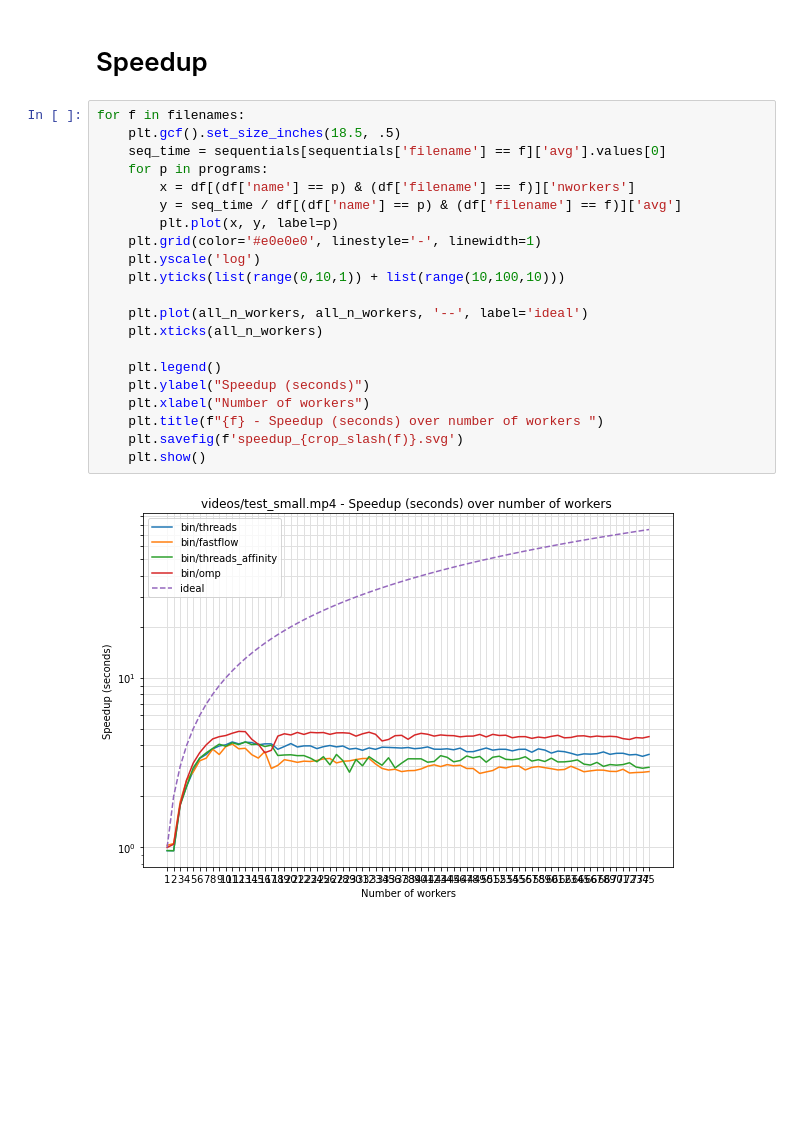
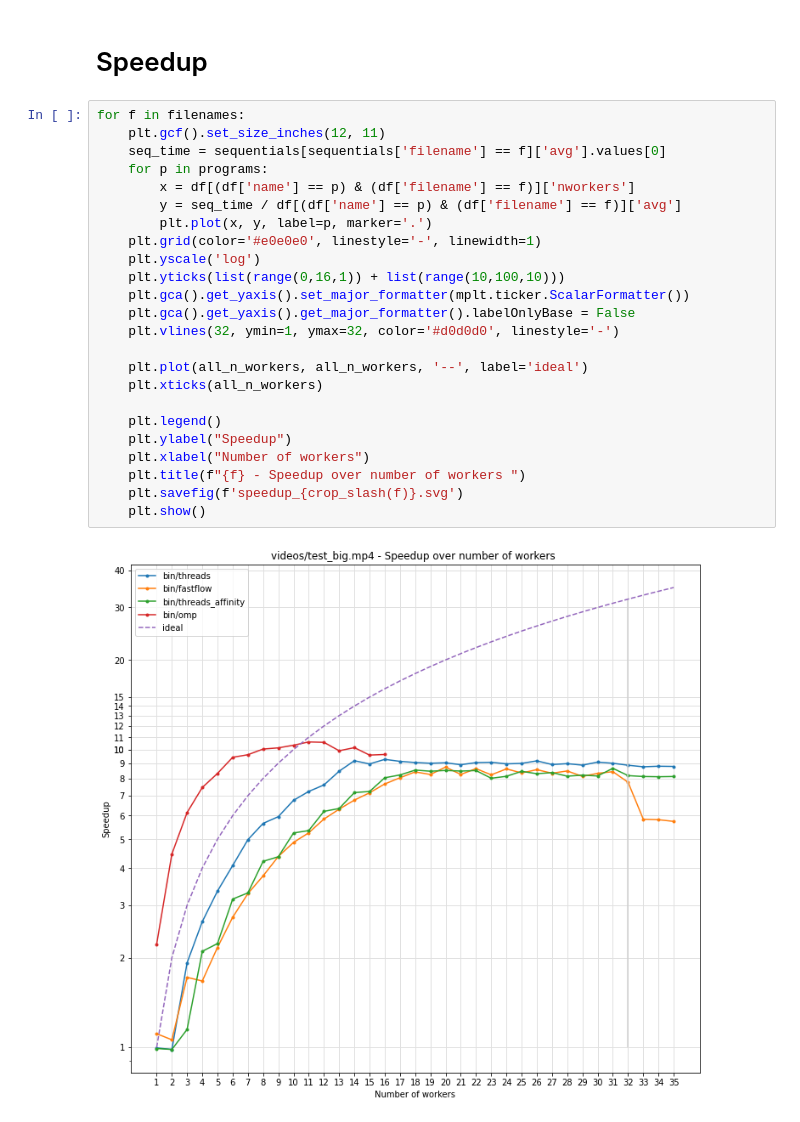
Before and after one commit to iwilare/video-motion-detection, a Jupyter notebook: plot/plot.ipynb, the cells around one changed output. Drawn from its saved outputs; the diff is of its cells as text; blank space fills up the shorter version.

```diff
--- a/plot/plot.ipynb
+++ b/plot/plot.ipynb
@@ -18,24 +19,27 @@ def crop_slash(e): return e.split('/')[1]
 # Speedup
 # %%
 for f in filenames:
-    plt.gcf().set_size_inches(18.5, .5)
+    plt.gcf().set_size_inches(12, 11)
     seq_time = sequentials[sequentials['filename'] == f]['avg'].values[0]
     for p in programs:
         x = df[(df['name'] == p) & (df['filename'] == f)]['nworkers']
         y = seq_time / df[(df['name'] == p) & (df['filename'] == f)]['avg']
-        plt.plot(x, y, label=p)
+        plt.plot(x, y, label=p, marker='.')
     plt.grid(color='#e0e0e0', linestyle='-', linewidth=1)
     plt.yscale('log')
-    plt.yticks(list(range(0,10,1)) + list(range(10,100,10)))
+    plt.yticks(list(range(0,16,1)) + list(range(10,100,10)))
+    plt.gca().get_yaxis().set_major_formatter(mplt.ticker.ScalarFormatter())
+    plt.gca().get_yaxis().get_major_formatter().labelOnlyBase = False
+    plt.vlines(32, ymin=1, ymax=32, color='#d0d0d0', linestyle='-')
 
     plt.plot(all_n_workers, all_n_workers, '--', label='ideal')
     plt.xticks(all_n_workers)
 
     plt.legend()
-    plt.ylabel("Speedup (seconds)")
+    plt.ylabel("Speedup")
     plt.xlabel("Number of workers")
-    plt.title(f"{f} - Speedup (seconds) over number of workers ")
+    plt.title(f"{f} - Speedup over number of workers ")
     plt.savefig(f'speedup_{crop_slash(f)}.svg')
     plt.show()
 # %% [output]
-[figure, old version]
+[figure, new version]
```
Also changed, not shown: parts of 4 cells of this notebook, 6 other files.
